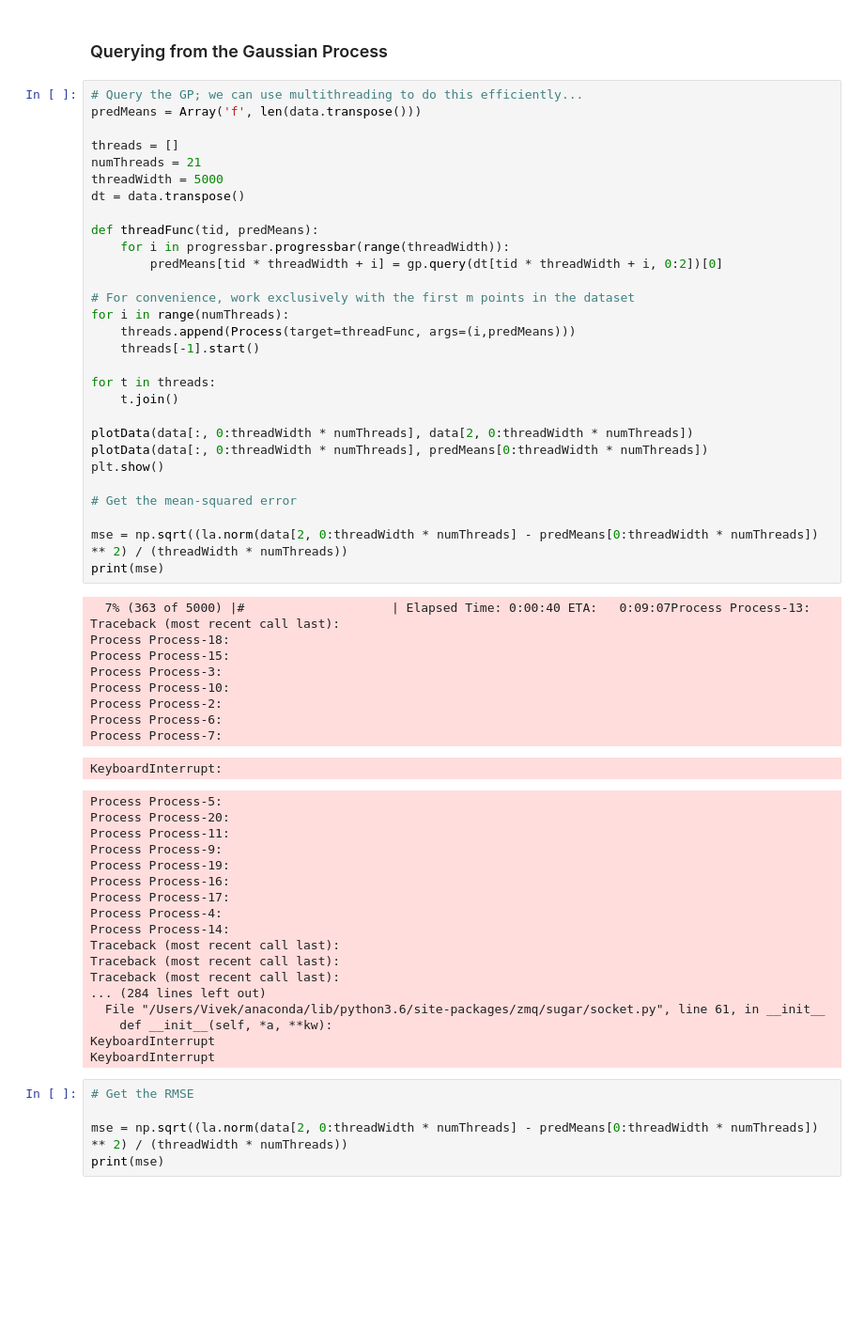
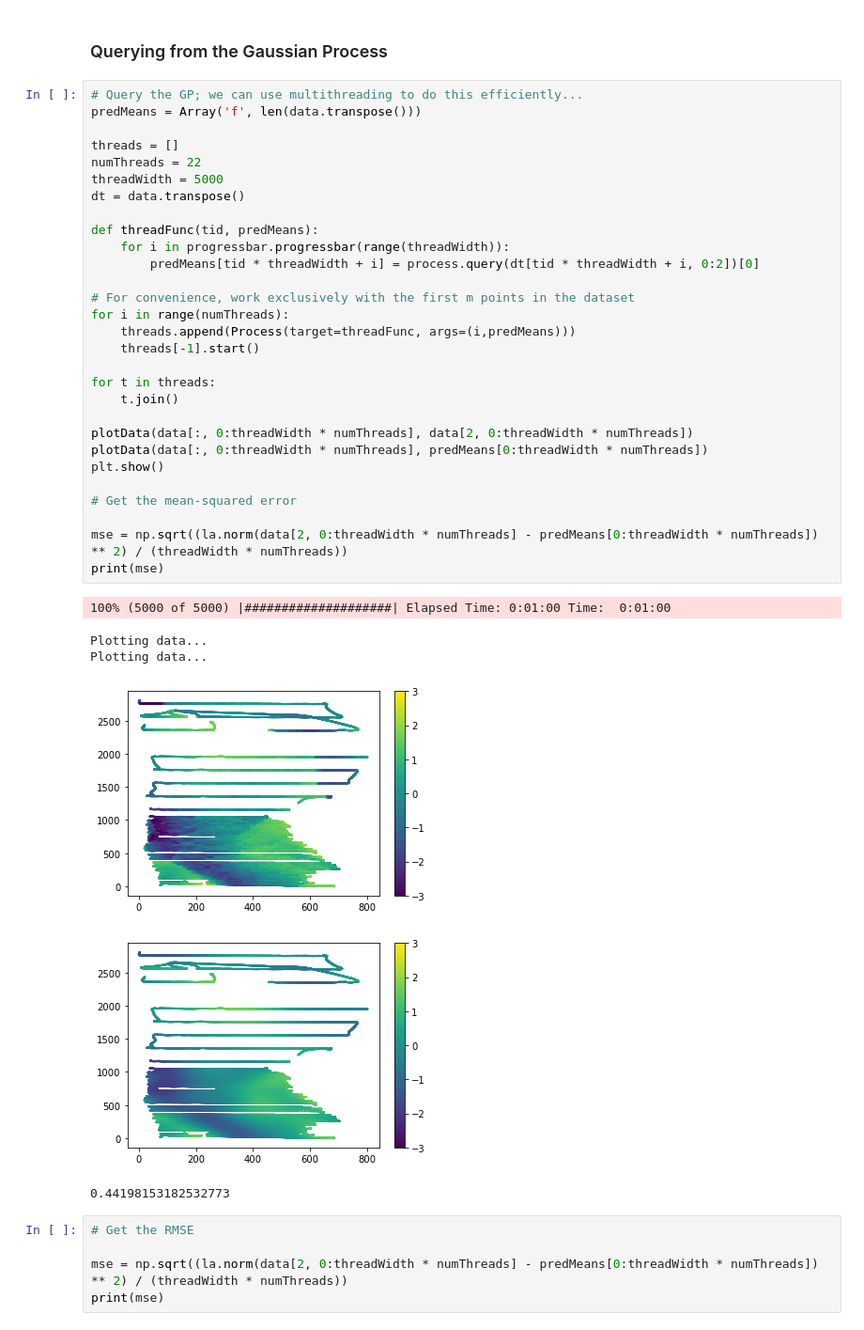
Before and after one commit to zongyi-li/stt_investigation, a Jupyter notebook: River_Gauss_Process.ipynb, the cells around one changed output. Shown at 94% size. Drawn from its saved outputs; the diff is of its cells as text; blank space fills up the shorter version.

```diff
--- a/River_Gauss_Process.ipynb
+++ b/River_Gauss_Process.ipynb
@@ -119,60 +112,39 @@ Built Gaussian Process...
 # %%
 # Query the GP; we can use multithreading to do this efficiently...
 predMeans = Array('f', len(data.transpose()))
 
 threads = []
-numThreads = 21
+numThreads = 22
 threadWidth = 5000
 dt = data.transpose()
 
 def threadFunc(tid, predMeans):
     for i in progressbar.progressbar(range(threadWidth)):
-        predMeans[tid * threadWidth + i] = gp.query(dt[tid * threadWidth + i, 0:2])[0]
+        predMeans[tid * threadWidth + i] = process.query(dt[tid * threadWidth + i, 0:2])[0]
 
 # For convenience, work exclusively with the first m points in the dataset
 for i in range(numThreads):
     threads.append(Process(target=threadFunc, args=(i,predMeans)))
     threads[-1].start()
 
 for t in threads:
     t.join()
 
 plotData(data[:, 0:threadWidth * numThreads], data[2, 0:threadWidth * numThreads])
 plotData(data[:, 0:threadWidth * numThreads], predMeans[0:threadWidth * numThreads])
 plt.show()
 
 # Get the mean-squared error
 
 mse = np.sqrt((la.norm(data[2, 0:threadWidth * numThreads] - predMeans[0:threadWidth * numThreads]) ** 2) / (threadWidth * numThreads))
 print(mse)
 # %% [output]
-  7% (363 of 5000) |#                    | Elapsed Time: 0:00:40 ETA:   0:09:07Process Process-13:
-Traceback (most recent call last):
-Process Process-18:
-Process Process-15:
-Process Process-3:
-Process Process-10:
-Process Process-2:
-Process Process-6:
-Process Process-7:
+100% (5000 of 5000) |####################| Elapsed Time: 0:01:00 Time:  0:01:00
-KeyboardInterrupt:
+Plotting data...
+Plotting data...
+[figure, added]
+[figure, added]
-Process Process-5:
-Process Process-20:
-Process Process-11:
-Process Process-9:
-Process Process-19:
-Process Process-16:
-Process Process-17:
-Process Process-4:
-Process Process-14:
-Traceback (most recent call last):
-Traceback (most recent call last):
-Traceback (most recent call last):
-... (284 lines left out)
-  File "/Users/Vivek/anaconda/lib/python3.6/site-packages/zmq/sugar/socket.py", line 61, in __init__
-    def __init__(self, *a, **kw):
-KeyboardInterrupt
-KeyboardInterrupt
+0.44198153182532773
 # %%
 # Get the RMSE
 
```
Also changed, not shown: parts of 13 cells of this notebook, 1 other file.
